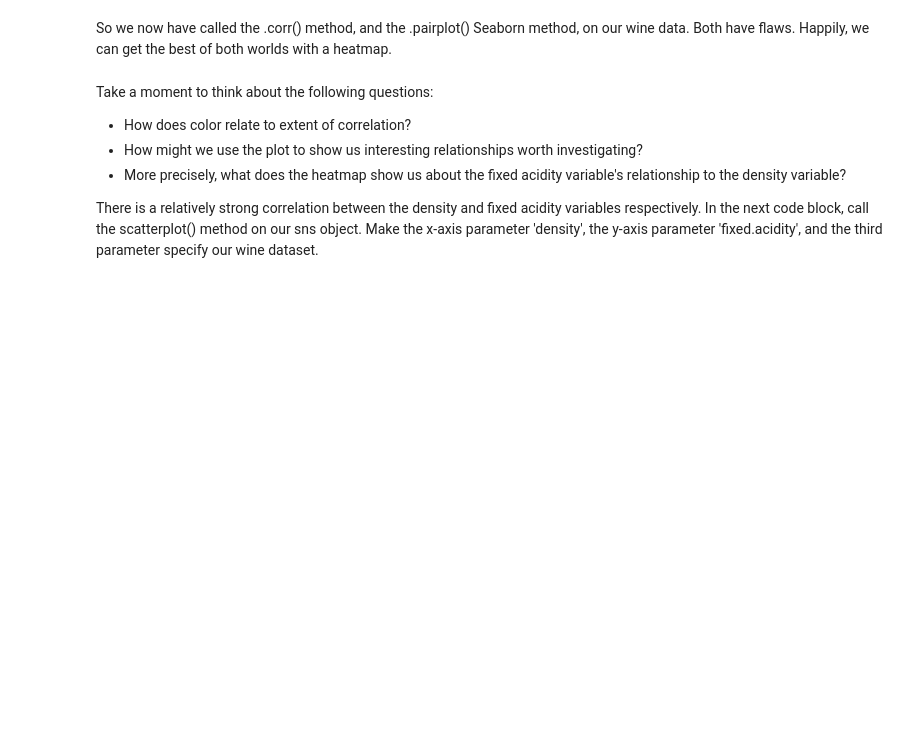
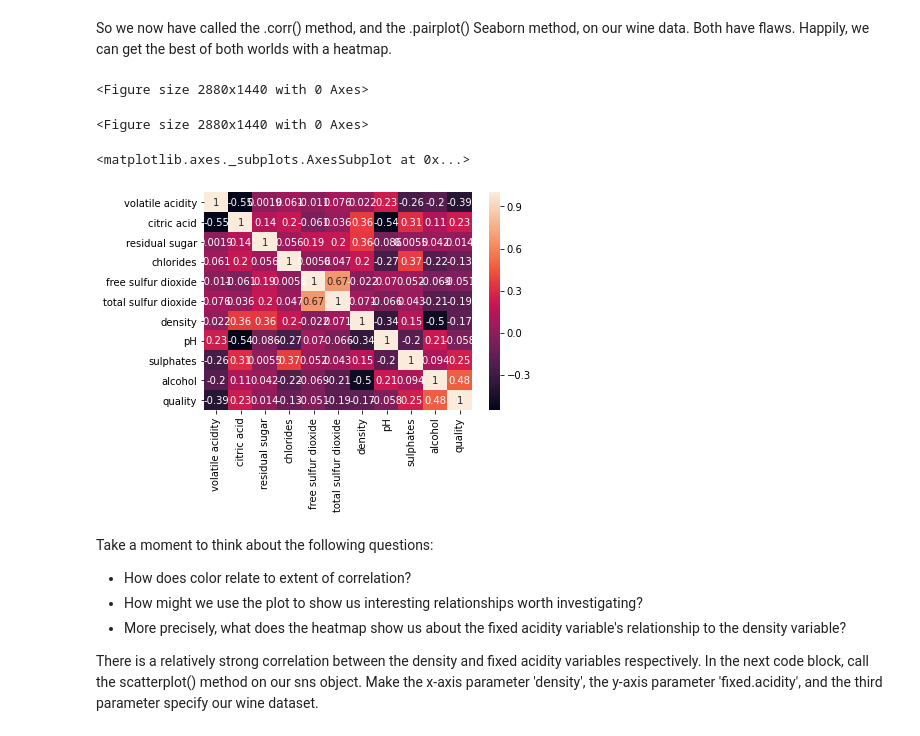
Before and after one commit to asaadkhattab/RedWineQuality, a Jupyter notebook: RedWineLR.ipynb, the cells around one changed output. Saved outputs shown, nothing was run; the diff lists cells and outputs as text; code cells hidden in the pictures; blank space fills up the shorter version.

```diff
--- a/RedWineLR.ipynb
+++ b/RedWineLR.ipynb
@@ -182,3 +218,13 @@ _ _ _
+# %%
+plt.figure(figsize=(40,20))
+# %% [output]
+<Figure size 2880x1440 with 0 Axes>
+<Figure size 2880x1440 with 0 Axes>
+# %%
+sns.heatmap(wine.corr(), annot=True)
+# %% [output]
+<matplotlib.axes._subplots.AxesSubplot at 0x...>
+[figure, added]
 # %% [markdown]
 Take a moment to think about the following questions:
 - How does color relate to extent of correlation?
```
Also changed, not shown: parts of 6 cells of this notebook.
